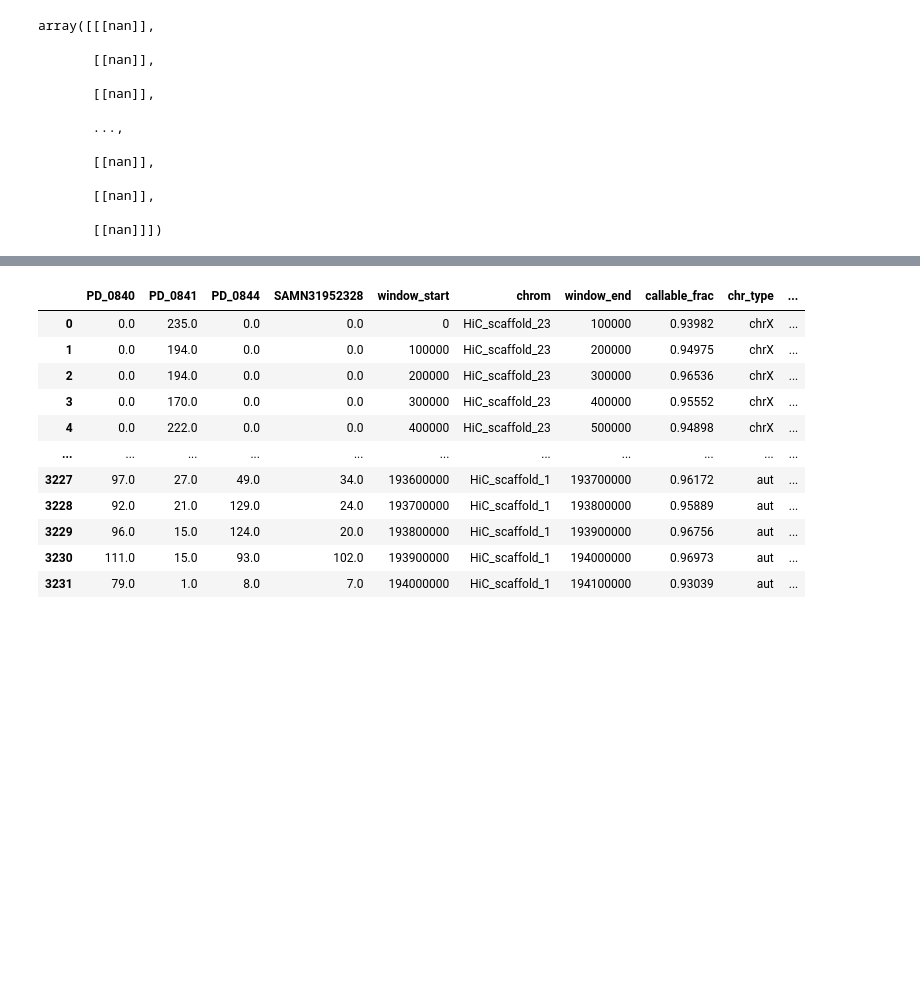
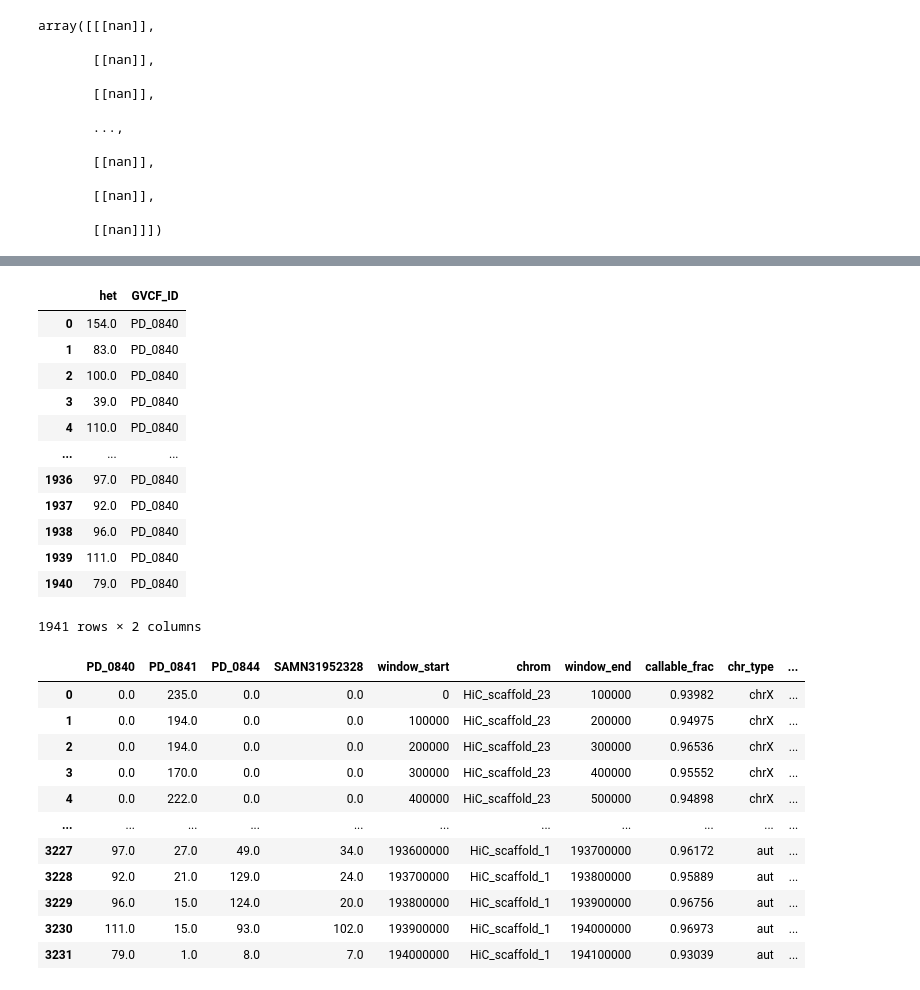
Before and after one commit to erikfogh/selection_primates, a Jupyter notebook: notebooks/standard03_het_stats.ipynb, the cells around one changed output, grey strips where cells are left out. Drawn from its saved outputs; the diff is of its cells as text; code cells hidden in the pictures; blank space fills up the shorter version.

```diff
--- a/notebooks/standard03_het_stats.ipynb
+++ b/notebooks/standard03_het_stats.ipynb
@@ -112,6 +112,37 @@ Pithecia_pissinatti_ssp 3
 Pithecia_pissinatti_ssp
 Nasalis_larvatus_ssp 3
 # %%
-metadata_df = pd.read_csv(metadata_path+"Semnopithecus_individuals.txt".format(short_form), sep="\t")
-metadata_df
+# Pi implementation
+for x in glob.glob(zarr_path+"Papio_h*"):
+    print(x)
+    # The name used to load all the files, short and long version
+    short_form = x.split("/")[-1].split("_")[0]
+    long_form = x.split("/")[-1]
+    print(long_form)
+    # Loading the various metadata files. Metadata, contig information, callability bed.
+    metadata_path = "/home/eriks/primatediversity/data/gVCFs_recalling_10_12_2024_metadata/"
+    metadata_df = pd.read_csv(metadata_path+"{}_individuals.txt".format(short_form), sep="\t")
+    metadata_df["SEX_I"] = [0 if x == "F" else 1 for x in metadata_df.GENETIC_SEX]
+    regions_df = pd.read_csv(metadata_path+"{}_regions_and_batches.txt".format(short_form), sep="\t")
+    regions_df["LENGTH"] = regions_df["END"]-regions_df["START"]
+    regions_df["chr_type"] = ["chrX" if x == 2 and y == 1 else "aut" for x, y in zip(regions_df.FEMALE_PLOIDY, regions_df.MALE_PLOIDY)]
+    large_contigs = regions_df.loc[(regions_df.LENGTH >= size_cutoff) & (regions_df.FEMALE_PLOIDY == 2)].CONTIG_ID.unique()
+    large_x = regions_df.loc[(regions_df.LENGTH >= size_cutoff) & (regions_df.FEMALE_PLOIDY == 2) &
+                        (regions_df.MALE_PLOIDY == 1)].CONTIG_ID
+    bed_files = read_beds(long_form)
+    # Loading the genetic data.
+    df_l = []
+    for c in glob.glob(x+"/*"):
+        print(c)
+        ds = sg.load_dataset(c)
+        # This implementation is the pi implementation.
+        # Probably problematic in some cases with population structure, but it is easier to implement
+        ds["sample_cohort"] = np.repeat([0], ds.sizes["samples"])
+        # Subsetting and windowing the sgkit dataset. The rechunking handles what otherwise would cause an error.
+        #ds["call_genotype"] = ds["call_genotype"].clip(0)
+        ds = ds.sel(contigs=[ds.variant_contig[0].values])
+        missing_rate = ds.call_genotype_mask[:,:,0].sum(axis=1).values/ds.call_genotype_mask[:,:,0].count(axis=1).values
+        ds = ds.isel(variants=(missing_rate <= missing_filter))
+        ds = sg.window_by_position(ds, size=window_size)
+        ds = (sg.diversity(ds.chunk({"variants": len(ds.variants)//100})))
 # %% [output]
@@ -135,3 +180,5 @@ metadata_df
+# %%
+ds = (sg.diversity(ds.chunk({"variants": len(ds.variants)//50})))
 # %%
 regions_df = pd.read_csv(metadata_path+"Semnopithecus_regions_and_batches.txt".format(short_form), sep="\t")
 regions_df.loc[regions_df.FEMALE_PLOIDY == 0]
@@ -233,7 +280,7 @@ array([[[nan]],
        [[nan]]])
 # %%
 # Heterozygosity implementation. No missing filter - I count all sites which have a het call.
-for x in glob.glob(zarr_path+"*"):
+for x in glob.glob(zarr_path+"*")[:1]:
     print(x)
     # The name used to load all the files, short and long version
     short_form = x.split("/")[-1].split("_")[0]
@@ -255,7 +302,6 @@ for x in glob.glob(zarr_path+"*"):
     for c in glob.glob(x+"/*"):
         print(c)
         ds = sg.load_dataset(c)
-        # This implementation is the pi implementation.
         # Probably problematic in some cases with population structure, but it is easier to implement
         ds["sample_cohort"] = ds["samples"]
         # Subsetting and windowing the sgkit dataset. The rechunking handles what otherwise would cause an error.
@@ -298,3 +344,19 @@ ValueError: No objects to concatenate
+# %%
+pd.DataFrame({"het": ds.stat_diversity[:,0], "GVCF_ID": ds.sample_id[0].values})
+# %% [output]
+|  | het | GVCF_ID |
+| 0 | 154.0 | PD_0840 |
+| 1 | 83.0 | PD_0840 |
+| 2 | 100.0 | PD_0840 |
+| 3 | 39.0 | PD_0840 |
+| 4 | 110.0 | PD_0840 |
+| ... | ... | ... |
+| 1936 | 97.0 | PD_0840 |
+| 1937 | 92.0 | PD_0840 |
+| 1938 | 96.0 | PD_0840 |
+| 1939 | 111.0 | PD_0840 |
+| 1940 | 79.0 | PD_0840 |
+1941 rows × 2 columns
 # %%
 output_df
 # %% [output]
```
Also changed, not shown: parts of 6 cells of this notebook, 22 other files.
